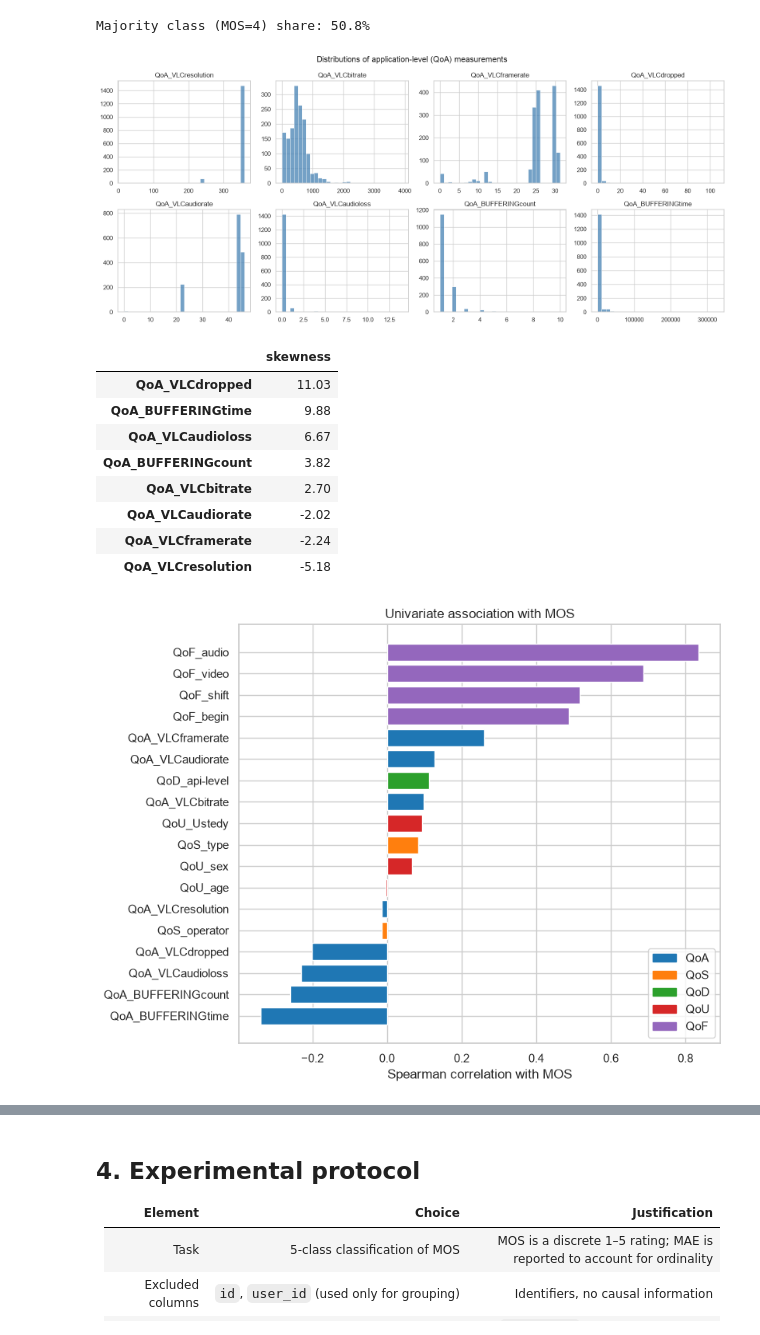
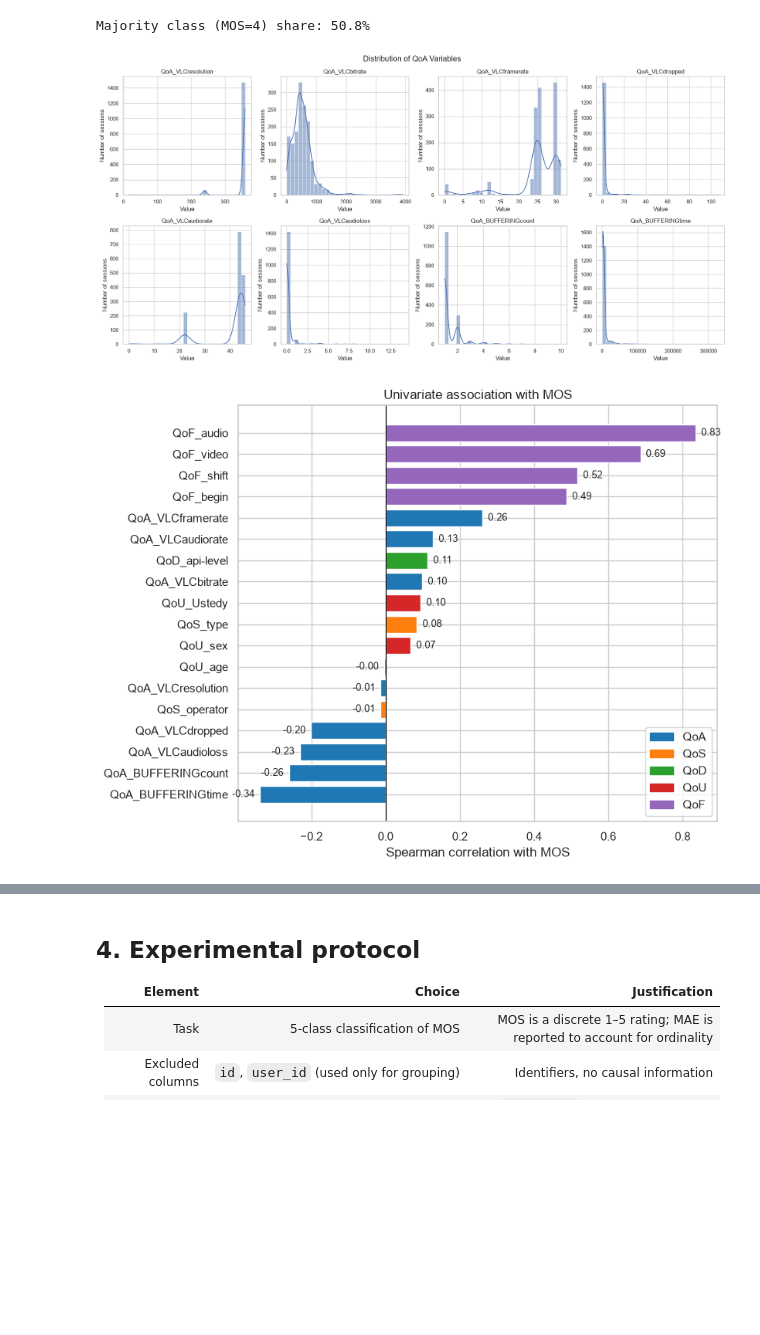
Before and after one commit to salmaimassadan/Qoe-Poqemon-project, a Jupyter notebook: notebooks/poqemon-qoe-project.ipynb, the cells around one changed output, grey strips where cells are left out. Drawn from its saved outputs; the diff is of its cells as text; code cells hidden in the pictures; blank space fills up the shorter version.

```diff
--- a/notebooks/poqemon-qoe-project.ipynb
+++ b/notebooks/poqemon-qoe-project.ipynb
@@ -172,42 +225,70 @@ print(f"Majority class (MOS={mos_counts.idxmax()}) share: {mos_counts.max() / le
 [figure]
 Majority class (MOS=4) share: 50.8%
 # %%
-measure_cols = [c for c in df.columns if c.startswith("QoA_")]
-fig, axes = plt.subplots(2, 4, figsize=(16, 7))
+# Select numerical QoA variables
+measure_cols = df.select_dtypes(include="number").filter(regex=r"^QoA_").columns
+
+# Create a grid of histograms
+fig, axes = plt.subplots(2, 4, figsize=(18, 9))
+
+# Plot each QoA variable
 for ax, col in zip(axes.flat, measure_cols):
-    sns.histplot(df[col], ax=ax, color="steelblue", bins=30)
-    ax.set(title=col, xlabel="", ylabel="")
-fig.suptitle("Distributions of application-level (QoA) measurements")
+
+    sns.histplot(df[col], bins=30, kde=True, ax=ax)
+
+    ax.set_title(col)
+    ax.set_xlabel("Value")
+    ax.set_ylabel("Number of sessions")
+
+# Add an overall title
+fig.suptitle("Distribution of QoA Variables", fontsize=16)
+
+# Adjust layout
 fig.tight_layout()
+
+# Save and display the figure
 save_fig(fig, "qoa_distributions")
 plt.show()
-
-df[measure_cols].skew().sort_values(ascending=False).round(2).to_frame("skewness")
+plt.close(fig)
 # %% [output]
-[figure, old version]
+[figure, new version]
-|  | skewness |
-| QoA_VLCdropped | 11.03 |
-| QoA_BUFFERINGtime | 9.88 |
-| QoA_VLCaudioloss | 6.67 |
-| QoA_BUFFERINGcount | 3.82 |
-| QoA_VLCbitrate | 2.70 |
-| QoA_VLCaudiorate | -2.02 |
-| QoA_VLCframerate | -2.24 |
-| QoA_VLCresolution | -5.18 |
 # %%
 # Spearman correlation: MOS is ordinal and several features are heavy-tailed
+# Extract the feature group from the column name
 group_of = lambda c: c.split("_")[0]
+# Select numerical features and exclude identifiers and target
 num_features = df.drop(columns=["id", "user_id", "MOS"]).select_dtypes("number").columns
+# Calculate Spearman correlation between each feature and MOS
+
 corr = df[num_features].corrwith(df["MOS"], method="spearman").sort_values()
 
 fig, ax = plt.subplots(figsize=(8, 7))
+# Assign a different color to each feature group
 palette = dict(zip(["QoA", "QoS", "QoD", "QoU", "QoF"], sns.color_palette("tab10", 5)))
 ax.barh(corr.index, corr.values, color=[palette[group_of(c)] for c in corr.index])
 ax.set(xlabel="Spearman correlation with MOS", title="Univariate association with MOS")
+# Create the legend
 ax.legend(handles=[plt.Rectangle((0, 0), 1, 1, color=c) for c in palette.values()],
           labels=palette.keys(), loc="lower right")
+
+# Add a vertical reference line at zero
+ax.axvline(0, color="black", linewidth=0.8)
+
+# Display correlation values next to each bar
+for i, value in enumerate(corr.values):
+    offset = 0.015 if value >= 0 else -0.015
+    alignment = "left" if value >= 0 else "right"
+
+    ax.text(
+        value + offset,
+        i,
+        f"{value:.2f}",
+        va="center",
+        ha=alignment,
+        fontsize=9
+    )
 save_fig(fig, "spearman_with_mos")
 plt.show()
 # %% [output]
-[figure, old version]
+[figure, new version]
 # %%
```
Also changed, not shown: parts of 31 cells of this notebook, 24 other files.
